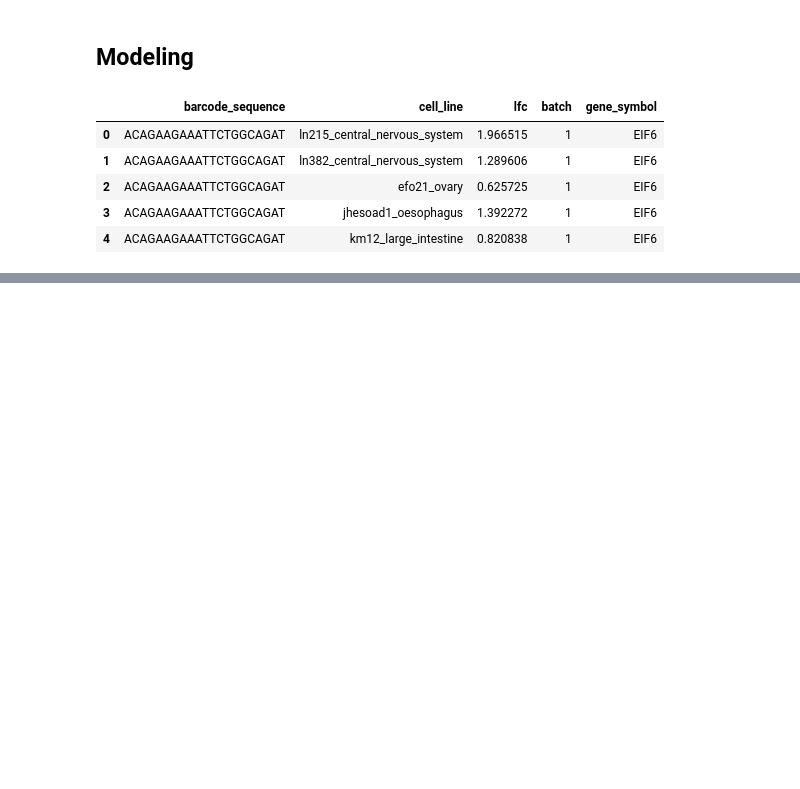
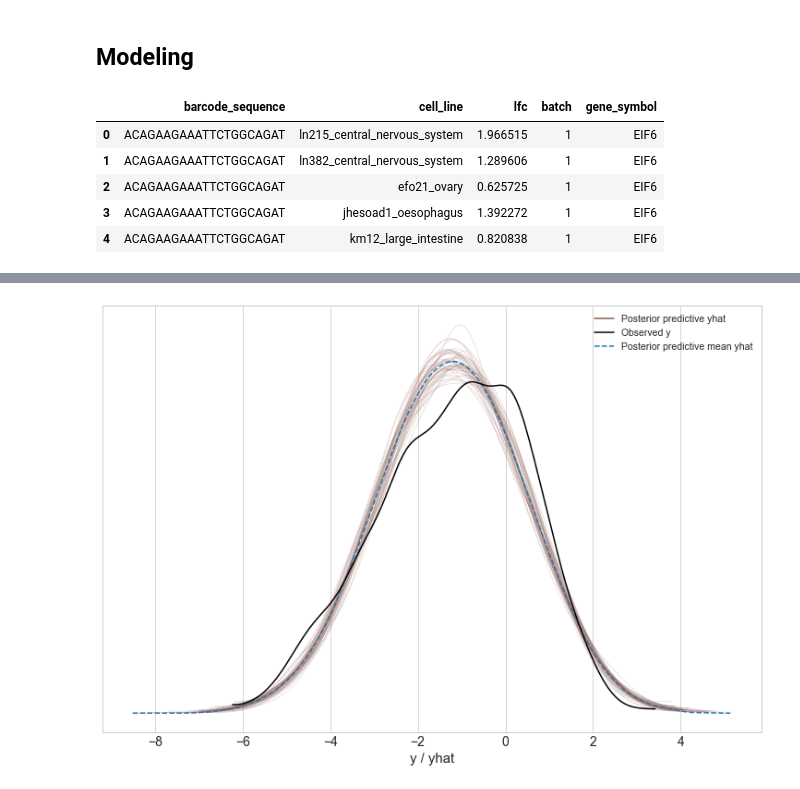
Before and after one commit to jhrcook/demeter2-stan, a Jupyter notebook: notebooks/005_demeter2-in-stan.ipynb, the cells around one changed output, grey strips where cells are left out. Cells and saved outputs as stored; diff of their text form; code cells hidden in the pictures; blank space fills up the shorter version.

```diff
--- a/notebooks/005_demeter2-in-stan.ipynb
+++ b/notebooks/005_demeter2-in-stan.ipynb
@@ -176,0 +259,5 @@ d2_stan_fit
+# %%
+az.plot_ppc(az_d2_stan, data_pairs={'y':'yhat'}, num_pp_samples=50)
+plt.show()
+# %% [output]
+[figure, added]
```
Also changed, not shown: parts of 21 cells of this notebook, 8 other files.
